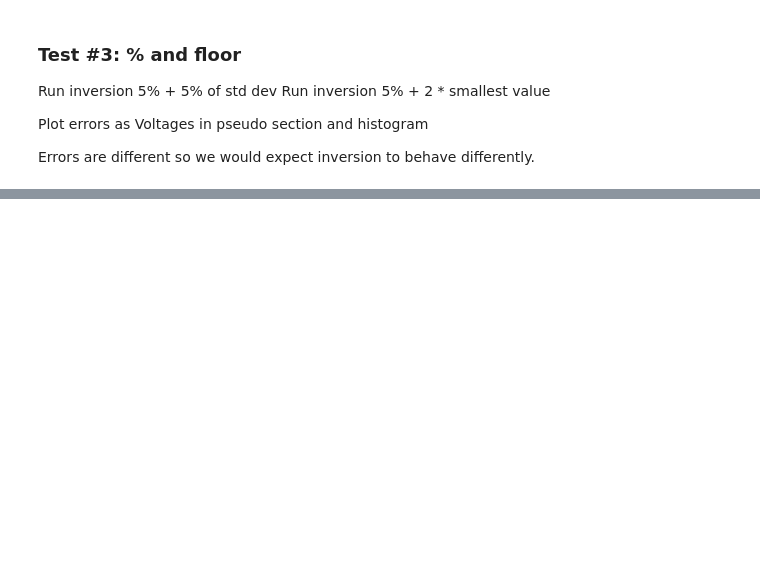
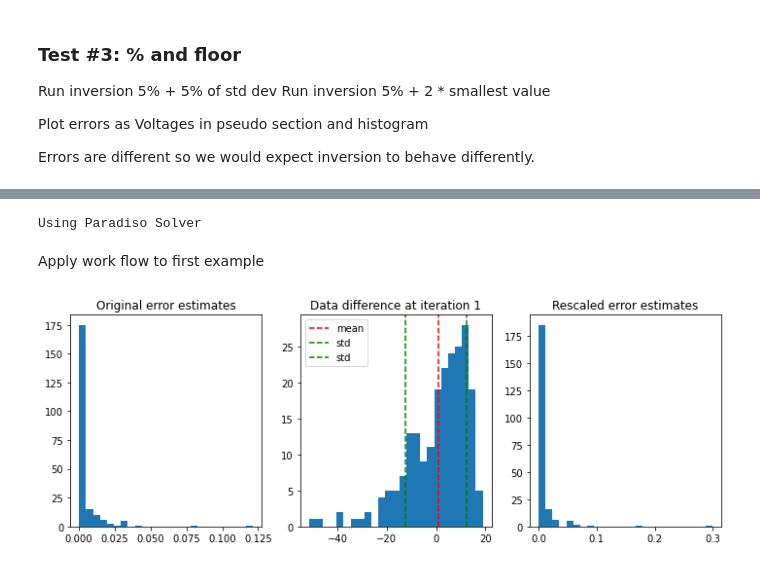
Before and after one commit to Rockpointgeo/rendez-vous-2021, a Jupyter notebook: rv-noise_est_pt1.ipynb, the cells around one changed output, grey strips where cells are left out. Cells and saved outputs as stored; diff of their text form; code cells hidden in the pictures; blank space fills up the shorter version.

```diff
--- a/rv-noise_est_pt1.ipynb
+++ b/rv-noise_est_pt1.ipynb
@@ -475,0 +523,41 @@ slid_num.value
+# %%
+# Pickle inversion results
+#  start by putting it in a dict
+out_fields = ['phi_d', 'phi_m', 'beta', 'inv_out', 'std_dc']
+out_values = [out_per_flr_2.phi_d, out_per_flr_2.phi_m, out_per_flr_2.beta, out_all_per_flr_2.outDict, std_per_flr_2]
+out_dict = dict(zip(out_fields, out_values))
+
+# setup file name
+inv_std_per_flr_2_filename = Path(results_path / "inv_std_per_flr_2.pkl")
+
+save_results_dict(out_dict, inv_std_per_flr_2_filename)
+# %% [output]
+Using Paradiso Solver
+# %% [markdown]
+Apply work flow to first example
+# %%
+# get phid from 1st iteration of
+# calc stats
+dd_dc_5_per = (dc_data.dobs - out_all_5_per.outDict[1]['dpred']) / std_dc_5_per
+mean_dd_dc_5_per = np.mean(dd_dc_5_per)
+std_dd_dc_5_per = np.std(dd_dc_5_per)
+# rescale errors
+std_dc_5_per_recscale = (abs(dd_dc_5_per - mean_dd_dc_5_per)/std_dd_dc_5_per + 1) * std_dc_5_per
+# %%
+# plot the data difference as histogram
+fig, (ax1, ax2, ax3) = plt.subplots(1, 3, figsize=(12, 4))
+ax1.hist(std_dc_5_per, bins=25)
+ax1.set_title('Original error estimates')
+ax2.hist(dd_dc_5_per, bins=25)
+ylim = ax2.get_ylim()
+ax2.plot(mean_dd_dc_5_per*np.ones(2), ylim, 'r--', label='mean')
+ax2.plot(std_dd_dc_5_per*np.ones(2), ylim, 'g--', label='std')
+ax2.plot(-1*std_dd_dc_5_per*np.ones(2), ylim, 'g--', label='std')
+ax2.legend()
+ax2.set_ylim(ylim)
+ax2.set_title('Data difference at iteration 1')
+ax3.hist(std_dc_5_per_rescale, bins=25)
+ax3.set_title('Rescaled error estimates')
+plt.show()
+# %% [output]
+[figure, added]
```
Also changed, not shown: parts of 26 cells of this notebook, 12 other files.
